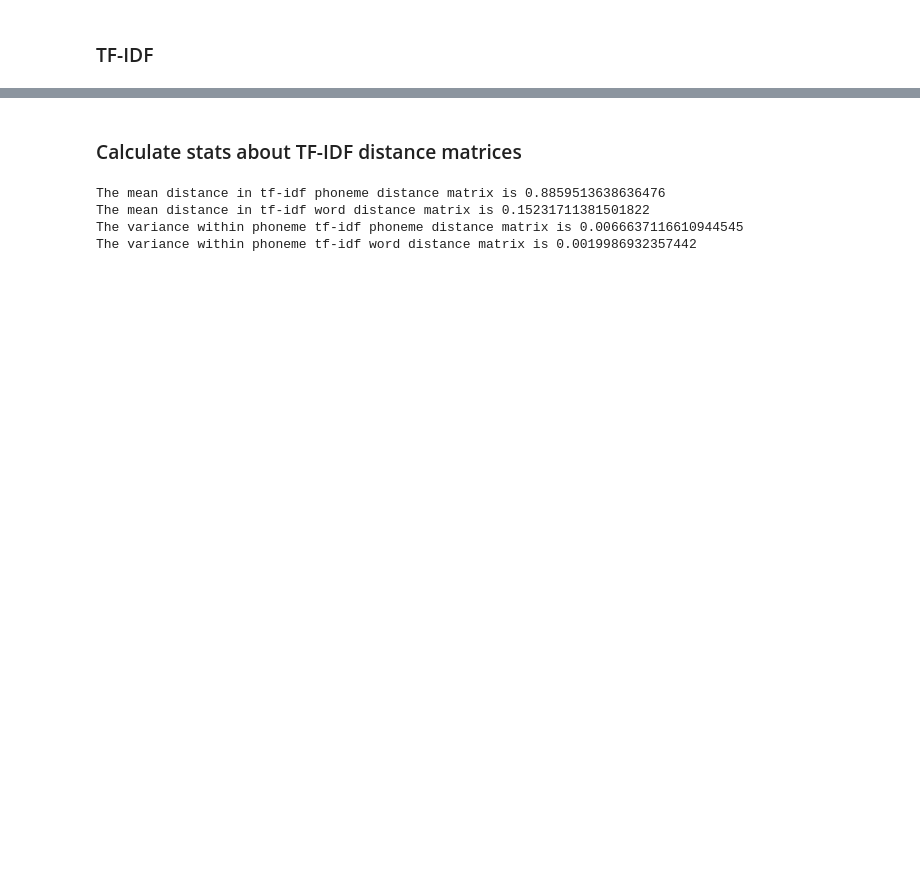
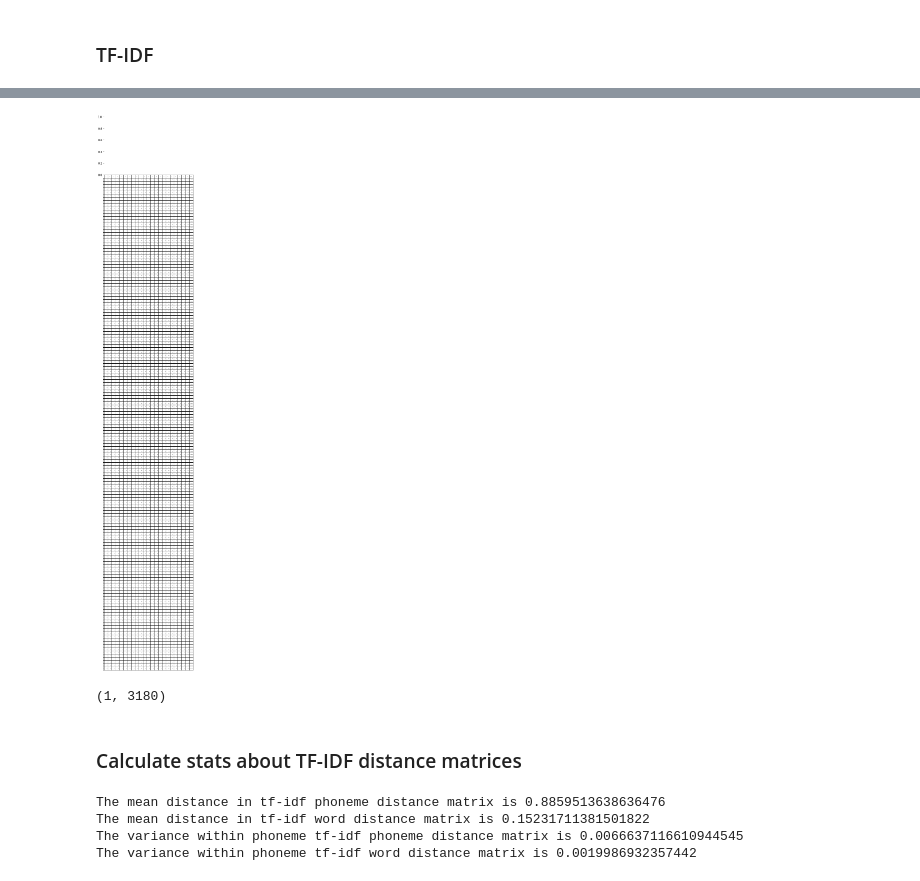
Before and after one commit to timholds/shakespeare, a Jupyter notebook: analyze-sonnets.ipynb, the cells around one changed output, grey strips where cells are left out. Drawn from its saved outputs; the diff is of its cells as text; code cells hidden in the pictures; blank space fills up the shorter version.

```diff
--- a/analyze-sonnets.ipynb
+++ b/analyze-sonnets.ipynb
@@ -369,0 +435,7 @@ top_phones = tfidf_top(phonemes, 5)
+# %%
+poem_names = ['Poem ' + str(num) for num in range(1, 155)]
+# %%
+top_phones = tfidf_top(phonemes, 25)
+top_phones['Poem'] = poem_names
+top_phones = top_phones.set_index(['Poem'])
+top_phones[0]
@@ -370,3 +462,18 @@ top_phones = tfidf_top(phonemes, 5)
+# %%
+#print(top_phones.to_string(header=False))
+import matplotlib.pyplot as plt
+import pandas as pd
+from pandas.tools.plotting import table
+
+ax = plt.subplot(111, frame_on=False) # no visible frame
+ax.xaxis.set_visible(False)  # hide the x axis
+#ax.yaxis.set_visible(False)  # hide the y axis
+
+table(ax, top_phones)  # where df is your data frame
+
+plt.savefig('mytable.png')
+# %% [output]
+[figure, added]
 # %%
 # Get the pairwise similarity for each poem using td-idf
 def tfidf(poems):
@@ -387,6 +494,9 @@ def pairwise_dist_from_tfidf(tfidf):
 # %%
 tfidf_words = tfidf(poems_list)
 tfidf_words_dist = pairwise_dist_from_tfidf(tfidf_words)
+np.shape(tfidf_words[0])
+# %% [output]
+(1, 3180)
 # %%
 tfidf_phonemes = tfidf(phonemes)
 tfidf_phones_dist = pairwise_dist_from_tfidf(tfidf_phonemes)
```
Also changed, not shown: parts of 28 cells of this notebook, 25 other files.
